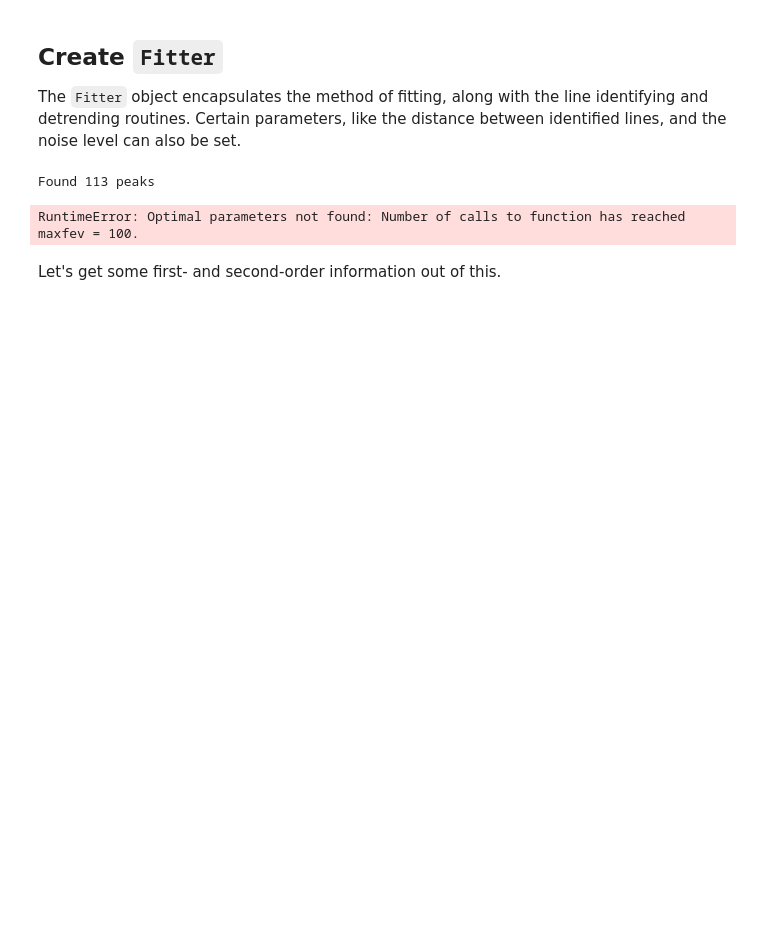
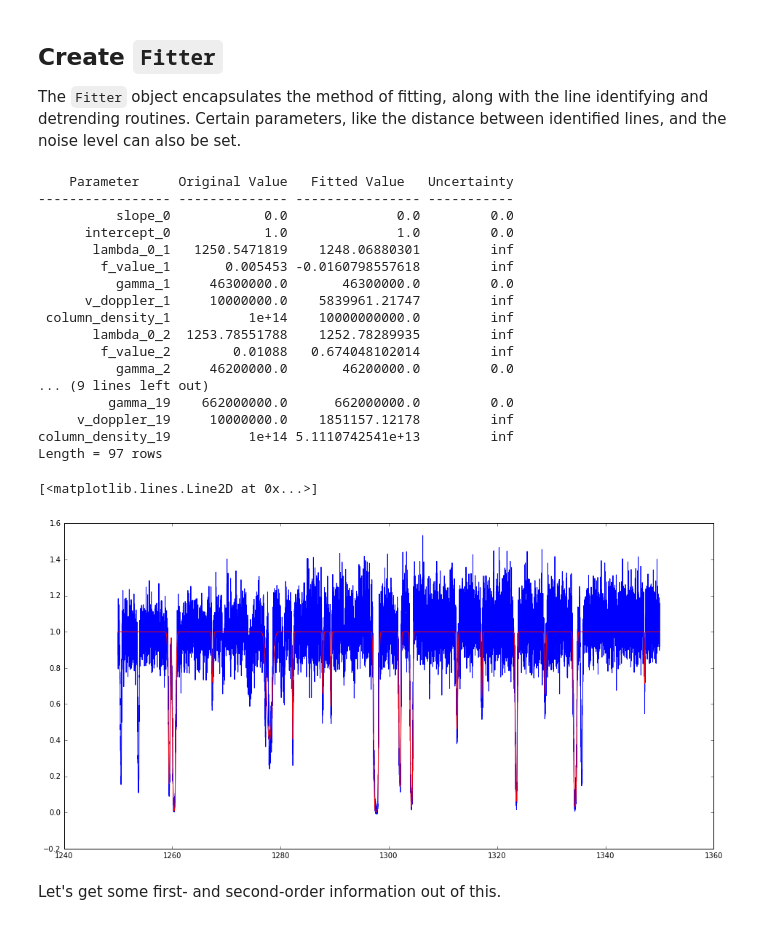
Before and after one commit to MISTY-pipeline/spectacle, a Jupyter notebook: notebooks/Fitting.ipynb, the cells around one changed output. Drawn from its saved outputs; the diff is of its cells as text; code cells hidden in the pictures; blank space fills up the shorter version.

```diff
--- a/notebooks/Fitting.ipynb
+++ b/notebooks/Fitting.ipynb
@@ -50,16 +51,33 @@ plt.show()
 The `Fitter` object encapsulates the method of fitting, along with the line identifying and detrending routines. Certain parameters, like the distance between identified lines, and the noise level can also be set.
 # %%
 # Create a fitter. The default fitting routine is a LevMarLSQ.
-fitter = LevMarFitter()
+fitter = LevMarFitter(noise=2.75)
 result_spectrum = fitter(spectrum)
 print(fitter.fit_info)
 
 # Plot the fitted spectrum with the original
-plt.errorbar(spectrum.dispersion, spectrum.flux, yerr=spectrum.uncertainty)
+plt.errorbar(spectrum.dispersion, spectrum.flux)
 plt.plot(result_spectrum.dispersion, result_spectrum.flux, color='red')
 # %% [output]
-Found 113 peaks
+    Parameter     Original Value   Fitted Value   Uncertainty
+----------------- -------------- ---------------- -----------
+          slope_0            0.0              0.0         0.0
+      intercept_0            1.0              1.0         0.0
+       lambda_0_1   1250.5471819    1248.06880301         inf
+        f_value_1       0.005453 -0.0160798557618         inf
+          gamma_1     46300000.0       46300000.0         0.0
+      v_doppler_1     10000000.0    5839961.21747         inf
+ column_density_1          1e+14    10000000000.0         inf
+       lambda_0_2  1253.78551788    1252.78289935         inf
+        f_value_2        0.01088   0.674048102014         inf
+          gamma_2     46200000.0       46200000.0         0.0
+... (9 lines left out)
+         gamma_19    662000000.0      662000000.0         0.0
+     v_doppler_19     10000000.0    1851157.12178         inf
+column_density_19          1e+14 5.1110742541e+13         inf
+Length = 97 rows
-RuntimeError: Optimal parameters not found: Number of calls to function has reached maxfev = 100.
+[<matplotlib.lines.Line2D at 0x...>]
+[figure, added]
 # %% [markdown]
 Let's get some first- and second-order information out of this.
 # %%
```
Also changed, not shown: parts of 4 cells of this notebook, 11 other files.
